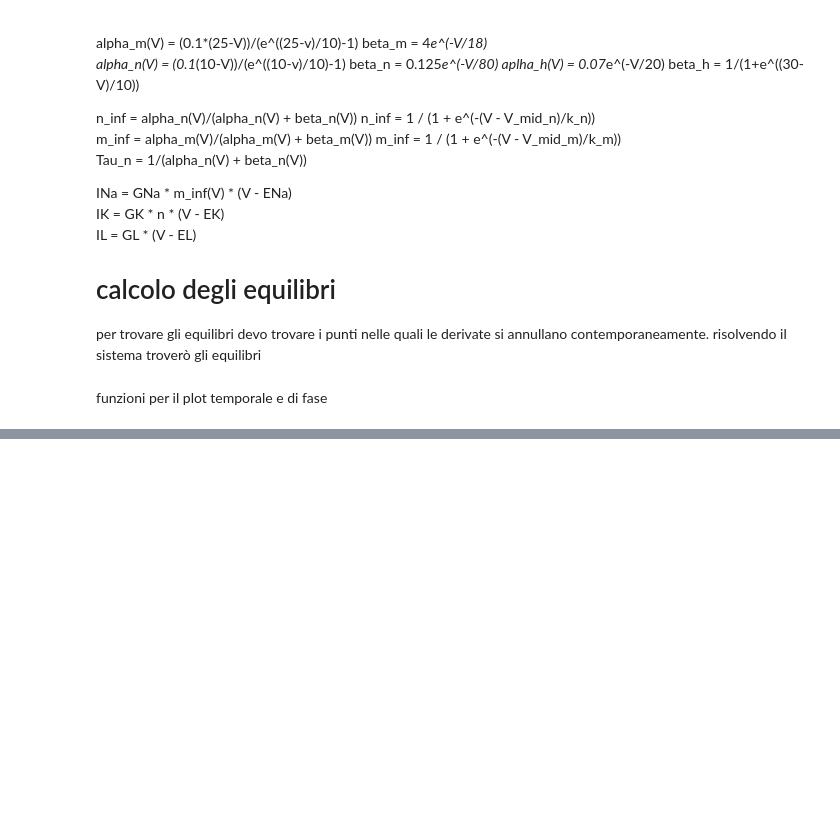
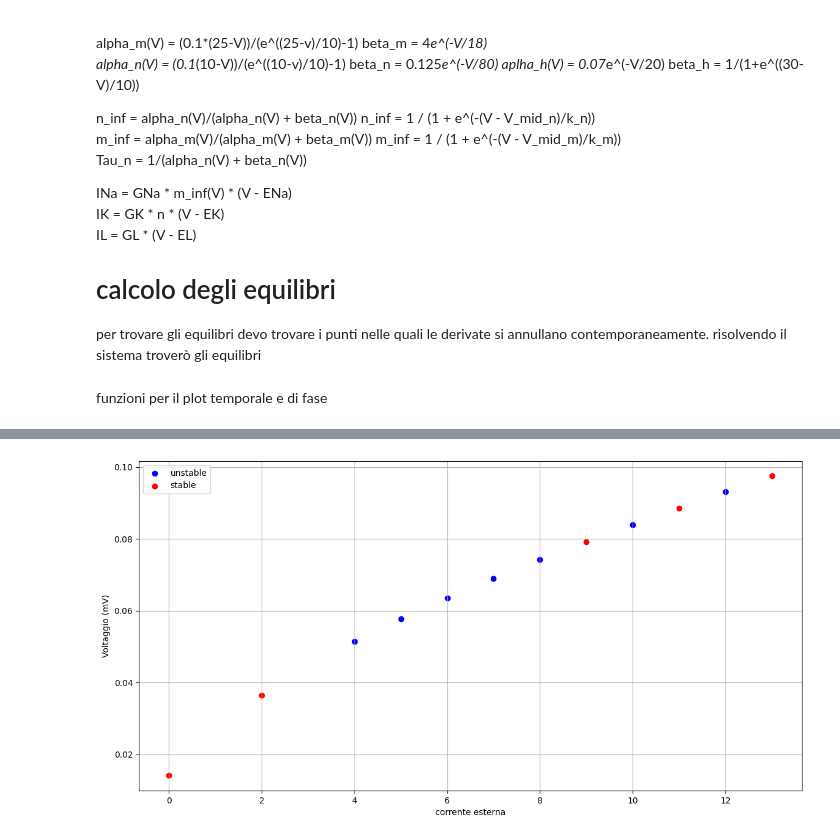
Before and after one commit to pietromihelj/modelli-e-sistemi-complessi, a Jupyter notebook: multistabilità_in_sistemi_neutonali_Pietro_Mihelj.ipynb, the cells around one changed output, grey strips where cells are left out. Cells and saved outputs as stored; diff of their text form; code cells hidden in the pictures; blank space fills up the shorter version.

```diff
--- a/multistabilità_in_sistemi_neutonali_Pietro_Mihelj.ipynb
+++ b/multistabilità_in_sistemi_neutonali_Pietro_Mihelj.ipynb
@@ -181,6 +179,31 @@ def phase_plots(T,n_p,V0,Cm,Gna,Gk,Gl,Vna,Vk,Vl,Ie):
     plt.ylabel('Potenziale di membrana (mV)')
     plt.title('Potenziale vs Potassio')
     plt.grid(True)
+
+def equilibrium_plot_V_Ie(V0,Cm,Gna,ENa,Gk,Ek,Gl,El,Ie_list):
+    eqs_list = []
+    for Ie in Ie_list:
+        eqs,_ = find_eqs_ponts(V0,Cm,Gna,ENa,Gk,Ek,Gl,El,Ie)
+        eqs_list.append([eqs,Ie])
+    stable_Ie = []
+    unstable_Ie = []
+    stable_V = []
+    unstable_V = []
+    for eqs,Ie in eqs_list:
+        for point in eqs:
+            if point[2] == 'stable':
+                stable_V.append(point[0][1])
+                stable_Ie.append(Ie)
+            elif point[2] == 'unstable':
+                unstable_V.append(point[0][1])
+                unstable_Ie.append(Ie)
+    plt.figure(figsize=(14,7))
+    plt.scatter(unstable_Ie, unstable_V, label = 'unstable', color = 'blue')
+    plt.scatter(stable_Ie, stable_V, label = 'stable', color = 'red')
+    plt.xlabel('corrente esterna')
+    plt.ylabel('Voltaggio (mV)')
+    plt.legend()
+    plt.grid()
 # %%
 Cm = 1
 Gna = 120
@@ -201,0 +229,4 @@ phase_plots(T,n_p,V0,Cm,Gna,Gk,Gl,ENa,Ek,El,Ie)
+# %%
+equilibrium_plot_V_Ie(-65.0,Cm,Gna,ENa,Gk,Ek,Gl,El,np.linspace(0,14,15))
+# %% [output]
+[figure, added]
```
Also changed, not shown: parts of 5 cells of this notebook.
